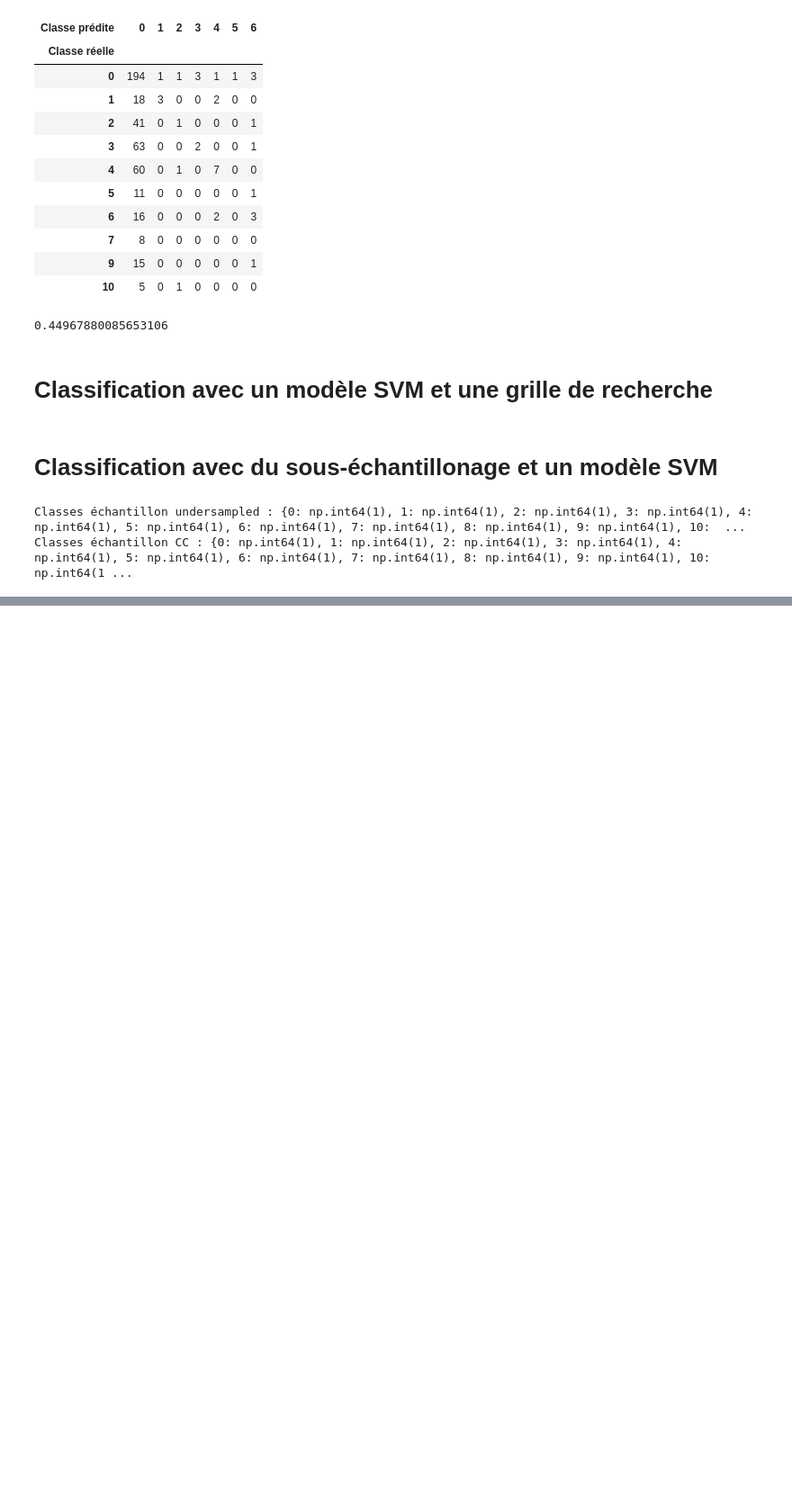
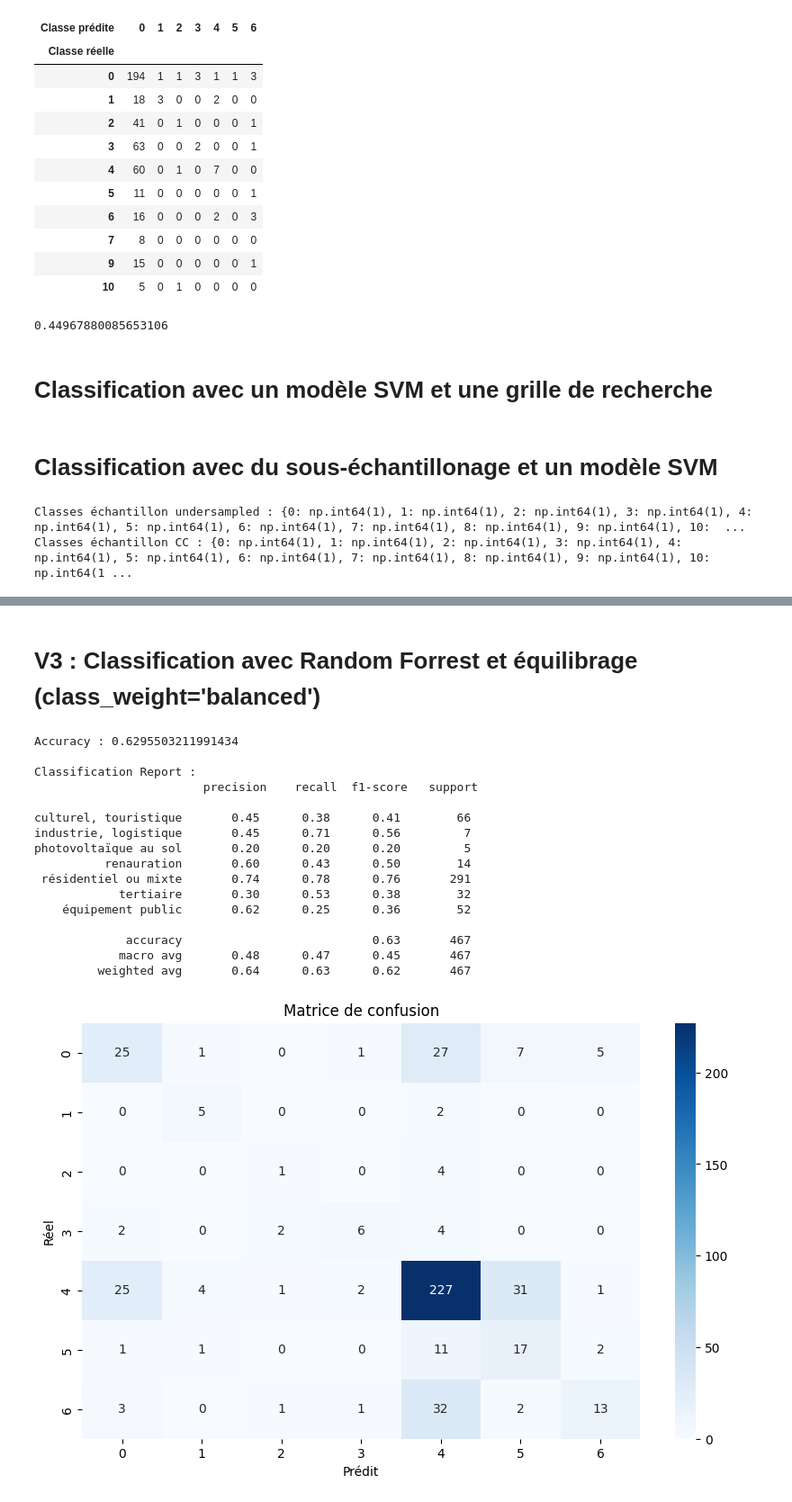
Before and after one commit to heuzef/cartofriches, a Jupyter notebook: profil/ml/ml_cartofriches_training.ipynb, the cells around one changed output, grey strips where cells are left out. Shown: that part at 90% size. Drawn from its saved outputs; the diff is of its cells as text; code cells hidden in the pictures; blank space fills up the shorter version.

```diff
--- a/profil/ml/ml_cartofriches_training.ipynb
+++ b/profil/ml/ml_cartofriches_training.ipynb
@@ -288,0 +428,79 @@ Classes échantillon CC : {0: np.int64(1), 1: np.int64(1), 2: np.int64(1), 3: np
+# %% [markdown]
+# V3 : Classification avec Random Forrest et équilibrage (class_weight='balanced')
+# %%
+# Étape 1 : Chargement du DataFrame propre
+# (Assure-toi que df_friches_silver est bien chargé)
+
+# Étape 2 : Nettoyage (suppression des classes trop rares ou douteuses)
+y = df_friches_silver['site_reconv_type']
+X = df_friches_silver.drop(columns='site_reconv_type')
+
+y = y.replace({0: "résidentiel ou mixte",
+               1: "renauration",
+               2: "équipement public",
+               3: "résidentiel ou mixte",
+               4: "culturel, touristique",
+               5: "équipement public",
+               6: "tertiaire",
+               7: "photovoltaïque au sol",
+               8: "industrie, logistique",
+               9: "tertiaire",
+               10: "industrie, logistique"
+               })
+
+#mask = y != -1
+#X = X[mask]
+#y = y[mask]
+
+# Étape 3 : Nettoyage des colonnes non numériques
+non_num_cols = X.select_dtypes(include='object').columns
+X = X.drop(columns=non_num_cols)
+
+# Étape 4 : Split
+X_train, X_test, y_train, y_test = train_test_split(
+    X, y, test_size=0.2, stratify=y, random_state=42
+)
+
+# Étape 5 : Modèle avec pondération automatique
+clf = RandomForestClassifier(
+    n_estimators=400, #besoin de plus estimator ici
+    max_depth=20,
+    min_samples_split=2,
+    min_samples_leaf=2,
+    class_weight='balanced',  # clé ici
+    n_jobs=-1,
+    random_state=42
+)
+clf.fit(X_train, y_train)
+
+# Étape 6 : Évaluation
+y_pred = clf.predict(X_test)
+print("Accuracy :", accuracy_score(y_test, y_pred))
+print("\nClassification Report :\n", classification_report(y_test, y_pred))
+
+# Étape 7 : Visualisation de la matrice de confusion
+cm = confusion_matrix(y_test, y_pred)
+plt.figure(figsize=(10, 6))
+sns.heatmap(cm, annot=True, fmt='d', cmap='Blues')
+plt.title("Matrice de confusion")
+plt.xlabel("Prédit")
+plt.ylabel("Réel")
+plt.show()
+# %% [output]
+Accuracy : 0.6295503211991434
+
+Classification Report :
+                        precision    recall  f1-score   support
+
+culturel, touristique       0.45      0.38      0.41        66
+industrie, logistique       0.45      0.71      0.56         7
+photovoltaïque au sol       0.20      0.20      0.20         5
+          renauration       0.60      0.43      0.50        14
+ résidentiel ou mixte       0.74      0.78      0.76       291
+            tertiaire       0.30      0.53      0.38        32
+    équipement public       0.62      0.25      0.36        52
+
+             accuracy                           0.63       467
+            macro avg       0.48      0.47      0.45       467
+         weighted avg       0.64      0.63      0.62       467
+[figure, added]
```
Also changed, not shown: parts of 5 cells of this notebook.
